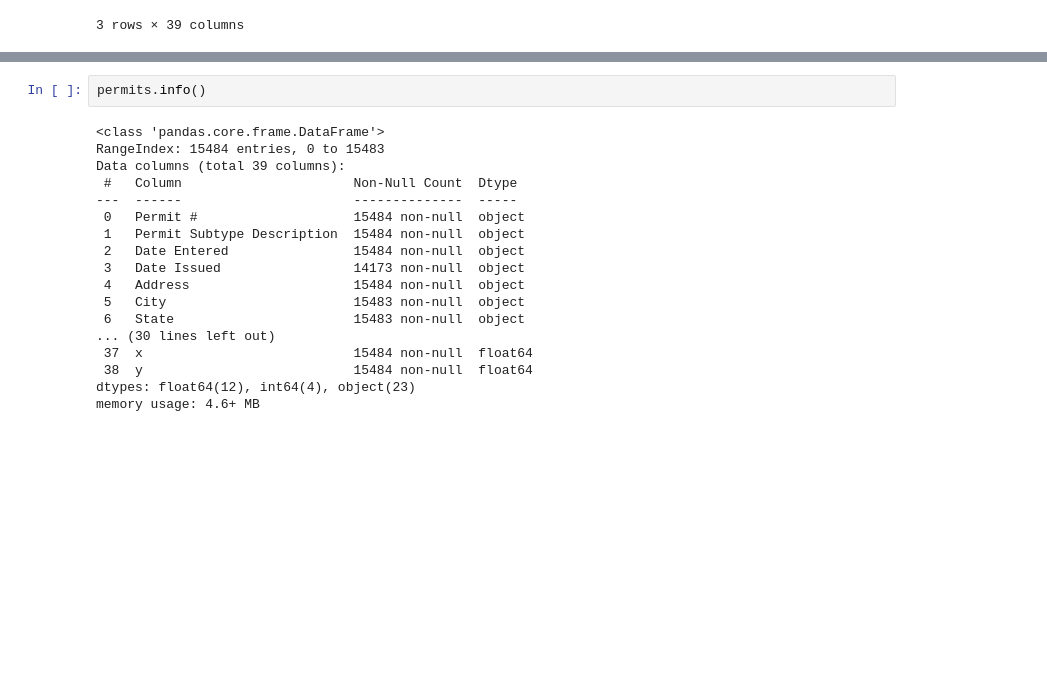
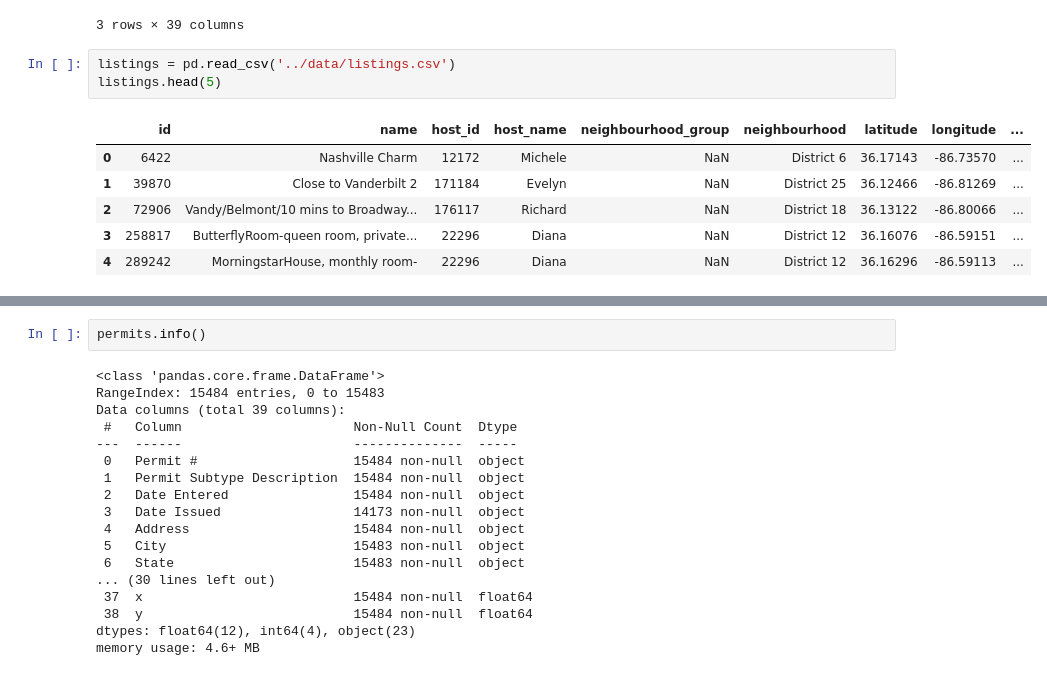
Before and after one commit to v-veena/Short_Term_Rental_Nashville_Capstone, a Jupyter notebook: notebook/shorterm_rental.ipynb, the cells around one changed output, grey strips where cells are left out. Drawn from its saved outputs; the diff is of its cells as text; blank space fills up the shorter version.

```diff
--- a/notebook/shorterm_rental.ipynb
+++ b/notebook/shorterm_rental.ipynb
@@ -16,3 +19,13 @@ permits.head(3)
 | 1 | 201512342 | Short Term Rental - Non-Owner Occ... | 4/6/2015 5:00:00 AM | 4/6/2015 5:00:00 AM | 1004 MANSFIELD ST | NASHVILLE | TN | S SIDE MANSFIELD ST E OF MCFERRIN... | ... |
 | 2 | 201512346 | Short Term Rental - Non-Owner Occ... | 4/6/2015 5:00:00 AM | 4/7/2015 5:00:00 AM | 1027 DELMAS AVE | NASHVILLE | TN | PT LOT 3 EASTHILL SUB | ... |
 3 rows × 39 columns
+# %%
+listings = pd.read_csv('../data/listings.csv')
+listings.head(5)
+# %% [output]
+|  | id | name | host_id | host_name | neighbourhood_group | neighbourhood | latitude | longitude | ... |
+| 0 | 6422 | Nashville Charm | 12172 | Michele | NaN | District 6 | 36.17143 | -86.73570 | ... |
+| 1 | 39870 | Close to Vanderbilt 2 | 171184 | Evelyn | NaN | District 25 | 36.12466 | -86.81269 | ... |
+| 2 | 72906 | Vandy/Belmont/10 mins to Broadway... | 176117 | Richard | NaN | District 18 | 36.13122 | -86.80066 | ... |
+| 3 | 258817 | ButterflyRoom-queen room, private... | 22296 | Diana | NaN | District 12 | 36.16076 | -86.59151 | ... |
+| 4 | 289242 | MorningstarHouse, monthly room- | 22296 | Diana | NaN | District 12 | 36.16296 | -86.59113 | ... |
```
Also changed, not shown: parts of 20 cells of this notebook.
